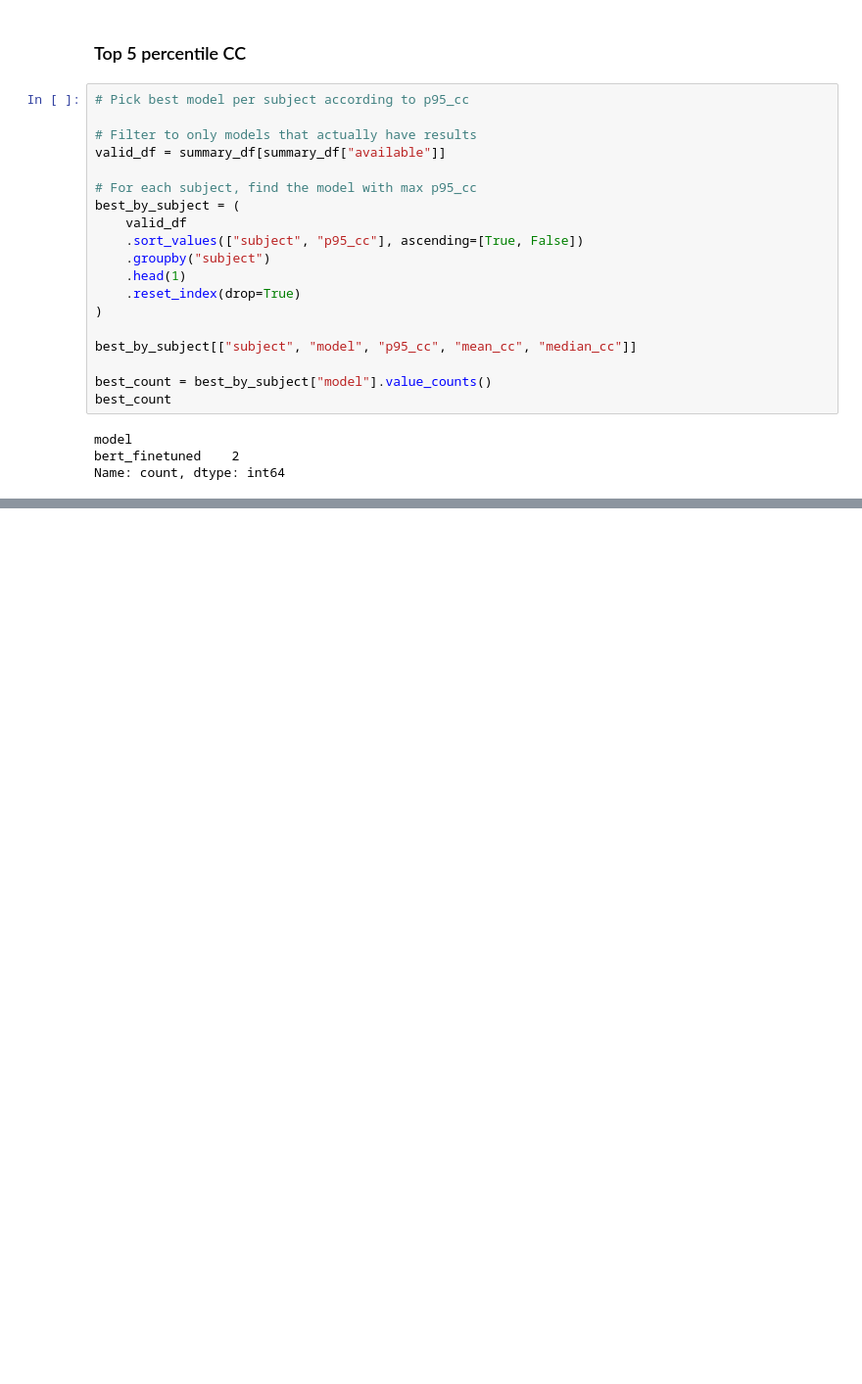
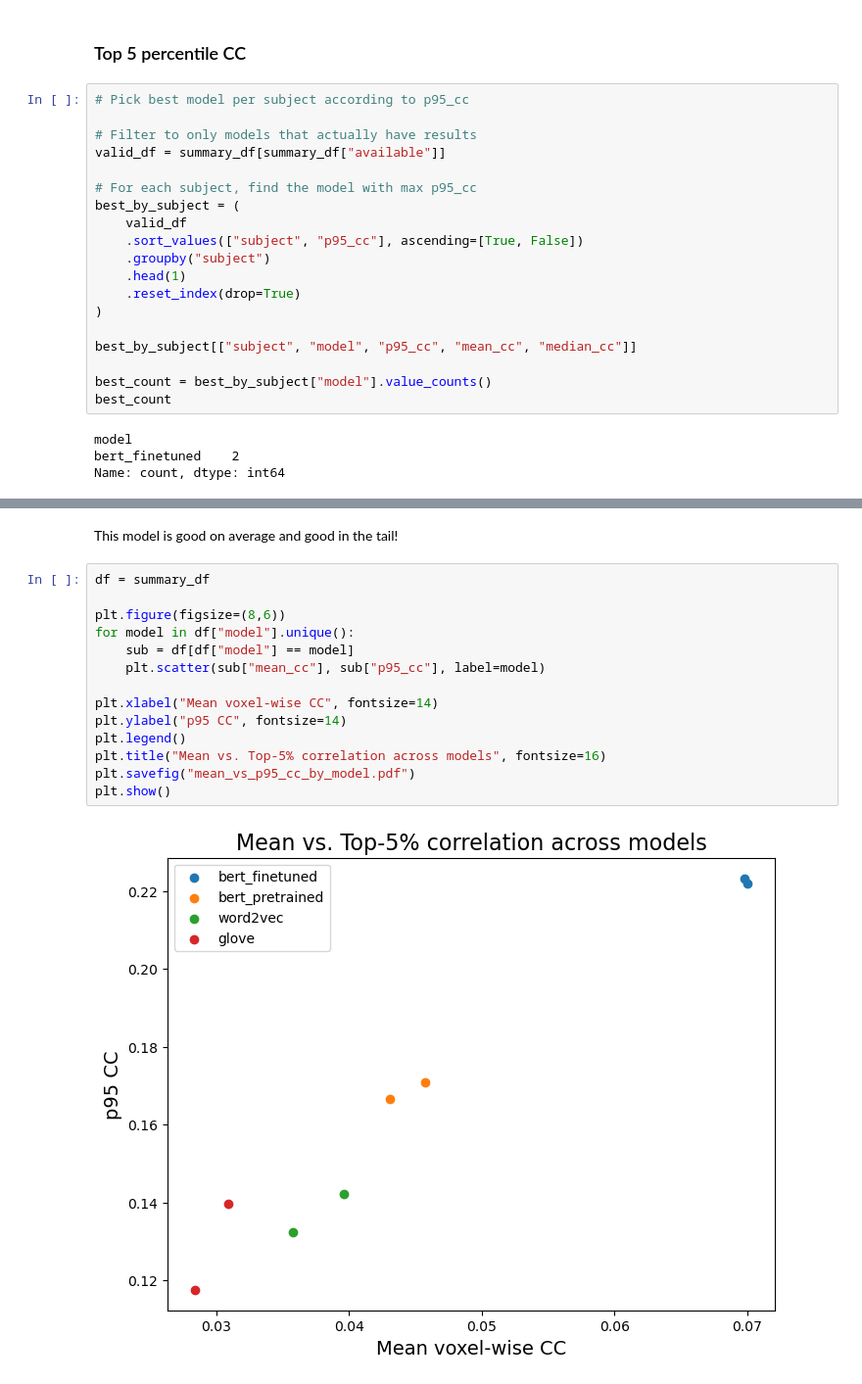
Before and after one commit to mkaeppel/stat215a_final, a Jupyter notebook: code/cross_val_regression.ipynb, the cells around one changed output, grey strips where cells are left out. Shown at 98% size. Drawn from its saved outputs; the diff is of its cells as text; blank space fills up the shorter version.

```diff
--- a/code/cross_val_regression.ipynb
+++ b/code/cross_val_regression.ipynb
@@ -175,0 +223,18 @@ best_by_subject_alt[["subject", "model", "score_p95_p99_mean"]]
+# %% [markdown]
+This model is good on average and good in the tail!
+# %%
+df = summary_df
+
+plt.figure(figsize=(8,6))
+for model in df["model"].unique():
+    sub = df[df["model"] == model]
+    plt.scatter(sub["mean_cc"], sub["p95_cc"], label=model)
+
+plt.xlabel("Mean voxel-wise CC", fontsize=14)
+plt.ylabel("p95 CC", fontsize=14)
+plt.legend()
+plt.title("Mean vs. Top-5% correlation across models", fontsize=16)
+plt.savefig("mean_vs_p95_cc_by_model.pdf")
+plt.show()
+# %% [output]
+[figure, added]
```
Also changed, not shown: parts of 9 cells of this notebook, 4 other files.
